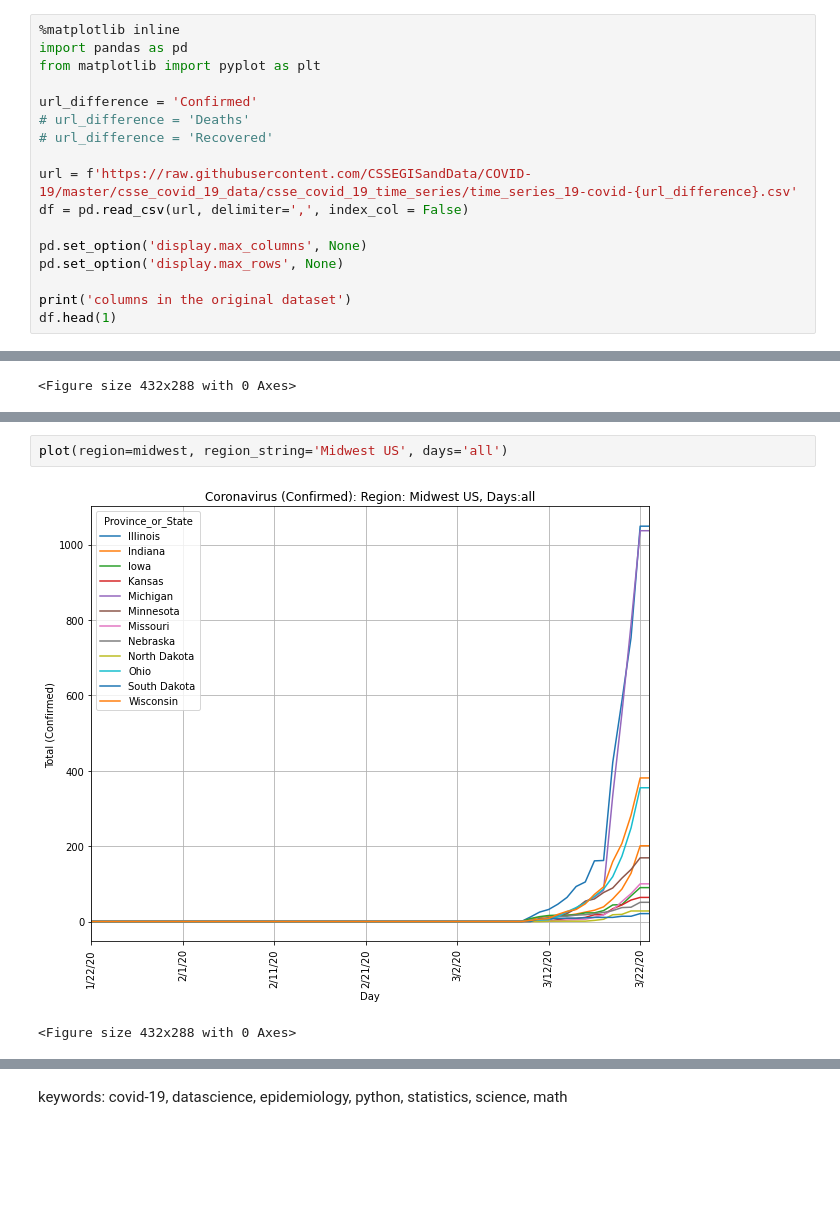
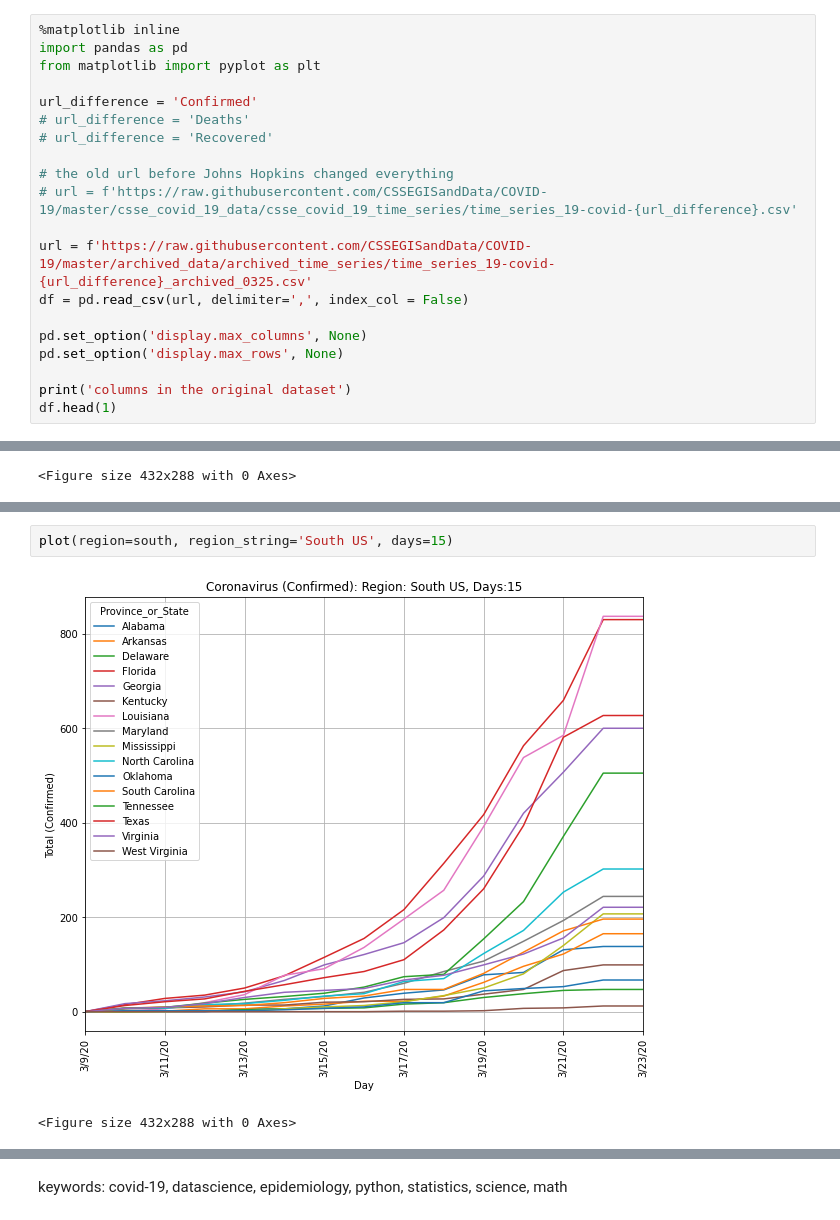
Before and after one commit to DavidSmolinski/portfolio, a Jupyter notebook: data visualization/coronavirus.ipynb, the cells around one changed output, grey strips where cells are left out. Drawn from its saved outputs; the diff is of its cells as text; blank space fills up the shorter version.

```diff
--- a/data visualization/coronavirus.ipynb
+++ b/data visualization/coronavirus.ipynb
@@ -55,7 +62,10 @@ url_difference = 'Confirmed'
 # url_difference = 'Deaths'
 # url_difference = 'Recovered'
 
-url = f'https://raw.githubusercontent.com/CSSEGISandData/COVID-19/master/csse_covid_19_data/csse_covid_19_time_series/time_series_19-covid-{url_difference}.csv'
+# the old url before Johns Hopkins changed everything
+# url = f'https://raw.githubusercontent.com/CSSEGISandData/COVID-19/master/csse_covid_19_data/csse_covid_19_time_series/time_series_19-covid-{url_difference}.csv'
+
+url = f'https://raw.githubusercontent.com/CSSEGISandData/COVID-19/master/archived_data/archived_time_series/time_series_19-covid-{url_difference}_archived_0325.csv'
 df = pd.read_csv(url, delimiter=',', index_col = False)
 
 pd.set_option('display.max_columns', None)
@@ -213,7 +223,7 @@ plot(region=northeast, region_string='Northeast US', days='all')
 <Figure size 432x288 with 0 Axes>
 # %%
-plot(region=midwest, region_string='Midwest US', days='all')
+plot(region=south, region_string='South US', days=15)
 # %% [output]
-[figure, old version]
+[figure, new version]
 <Figure size 432x288 with 0 Axes>
 # %%
```
Also changed, not shown: parts of 7 cells of this notebook.
